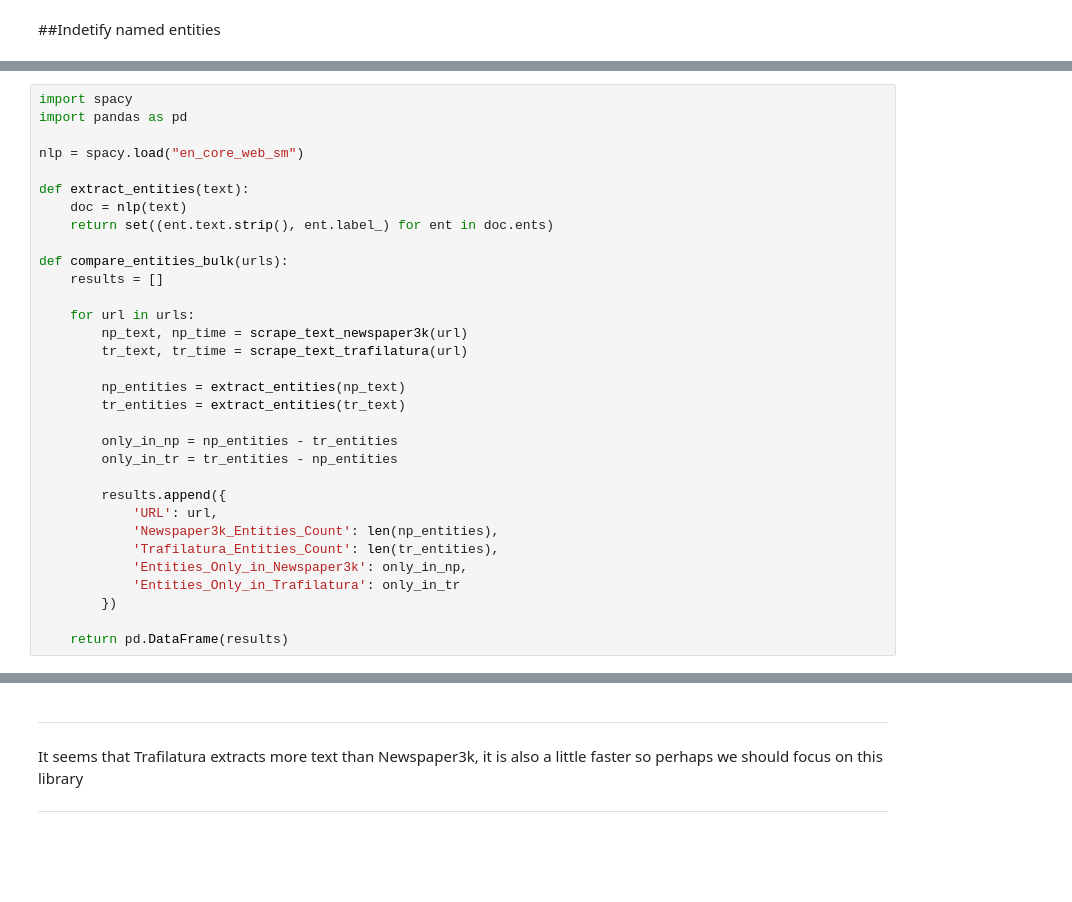
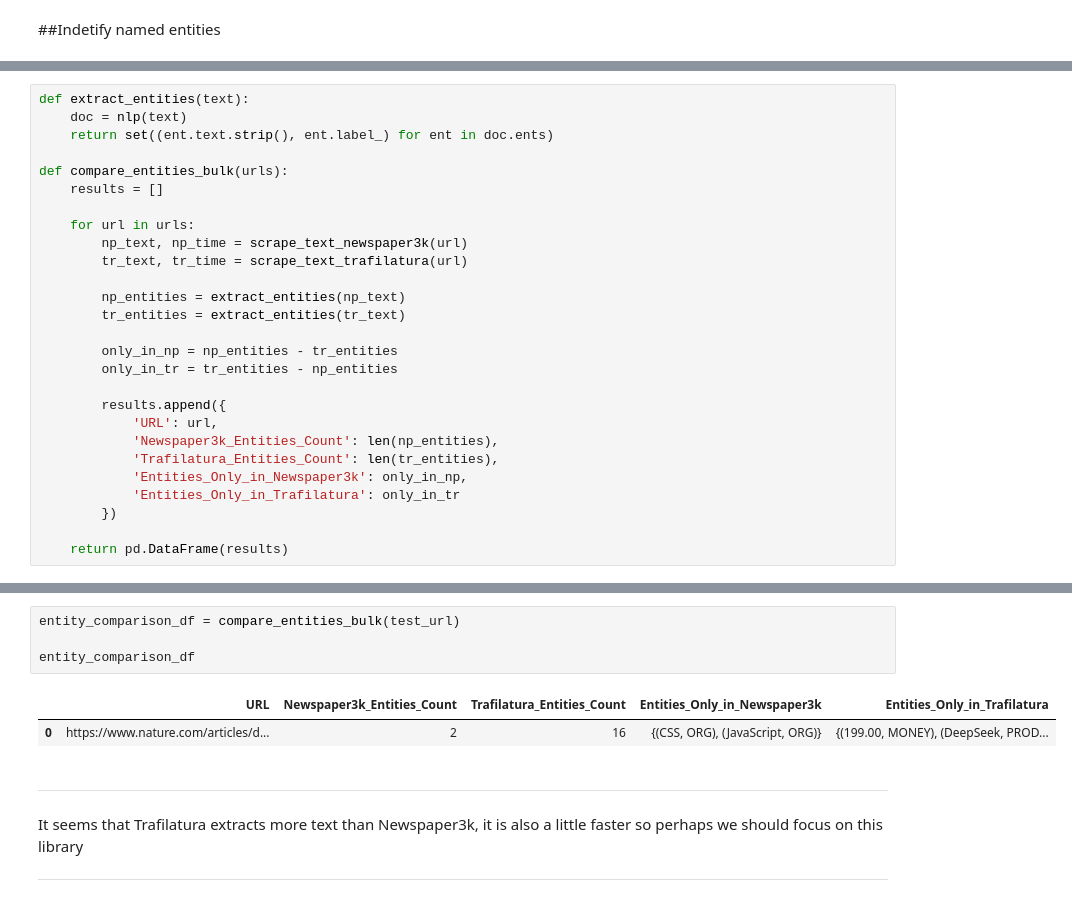
Before and after one commit to szezlong/Articles_Evaluation, a Jupyter notebook: AI_Detection_Expansion.ipynb, the cells around one changed output, grey strips where cells are left out. Drawn from its saved outputs; the diff is of its cells as text; blank space fills up the shorter version.

```diff
--- a/AI_Detection_Expansion.ipynb
+++ b/AI_Detection_Expansion.ipynb
@@ -727,11 +779,6 @@ If you are in a Jupyter or Colab notebook, you may need to restart Python in
 order to load all the package's dependencies. You can do this by selecting the
 'Restart kernel' or 'Restart runtime' option.
 # %%
-import spacy
-import pandas as pd
-
-nlp = spacy.load("en_core_web_sm")
-
 def extract_entities(text):
     doc = nlp(text)
     return set((ent.text.strip(), ent.label_) for ent in doc.ents)
@@ -768,6 +815,13 @@ entity_comparison_df
 | 1 | https://www.spectator.co.uk/artic... | 11 | 23 | {} | {(Register, ORG), (Just $5, MONEY... |
 | 2 | https://www.theverge.com/24353060... | 17 | 151 | {} | {(AGI, ORG), (earlier this month,... |
 | 3 | https://www.bu.edu/articles/2025/... | 51 | 54 | {(Mark Crovella BU, PERSON), (Nur... | {(Mark Crovella\nBU, PERSON), (AI... |
+# %%
+entity_comparison_df = compare_entities_bulk(test_url)
+
+entity_comparison_df
+# %% [output]
+|  | URL | Newspaper3k_Entities_Count | Trafilatura_Entities_Count | Entities_Only_in_Newspaper3k | Entities_Only_in_Trafilatura |
+| 0 | https://www.nature.com/articles/d... | 2 | 16 | {(CSS, ORG), (JavaScript, ORG)} | {(199.00, MONEY), (DeepSeek, PROD... |
 # %% [markdown]
 
 
```
Also changed, not shown: parts of 20 cells of this notebook.
